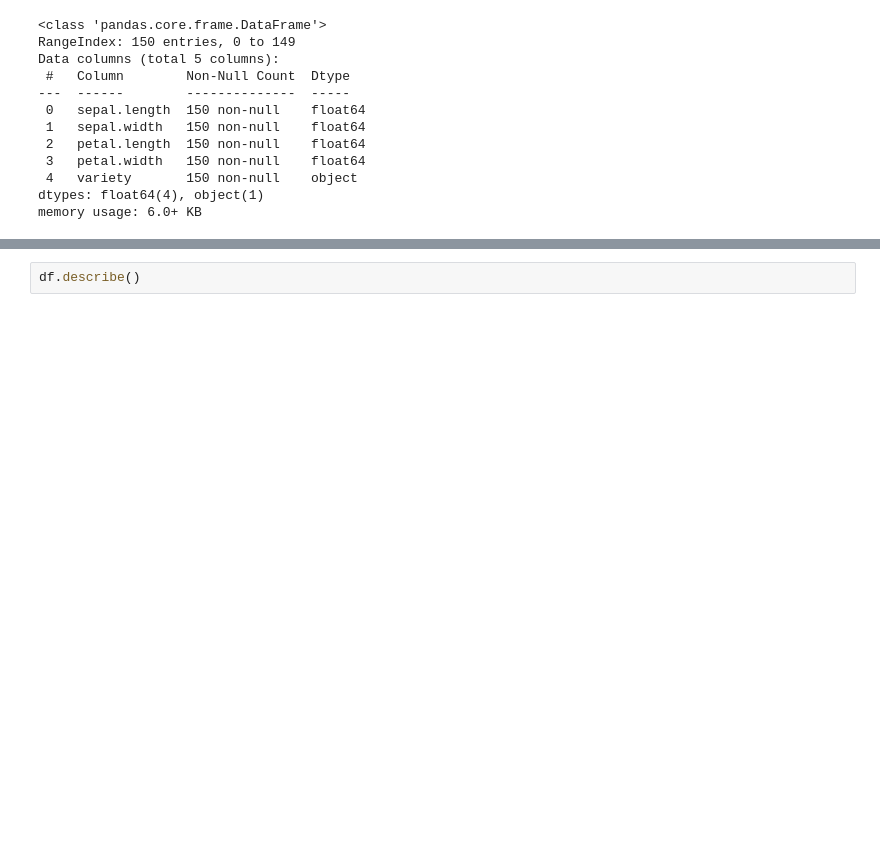
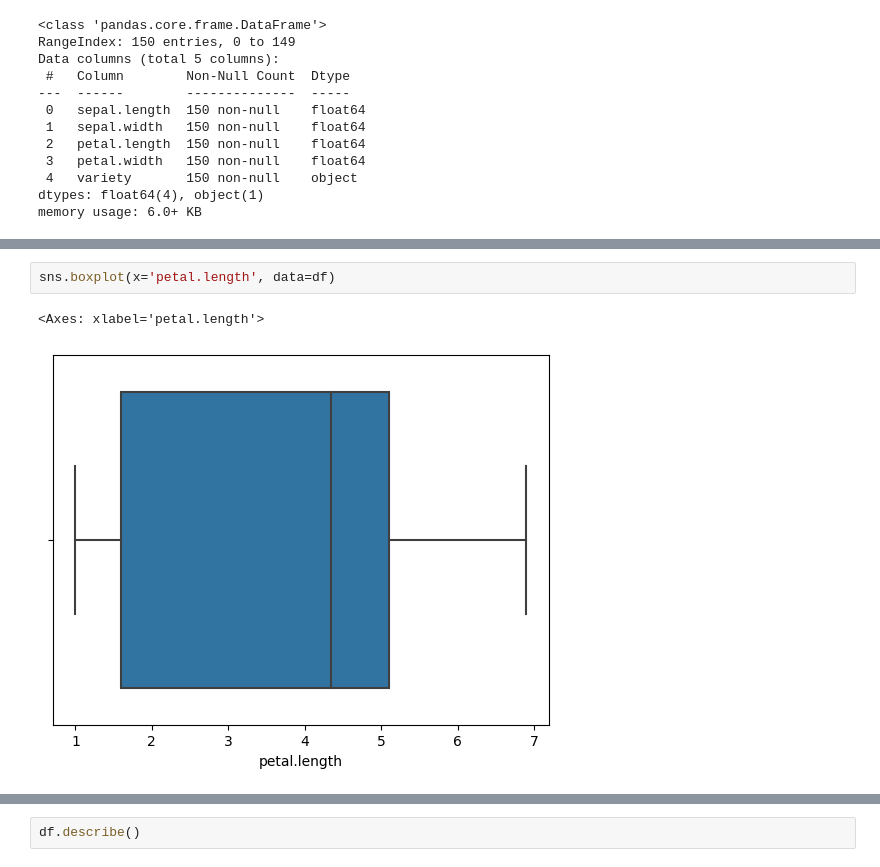
Before and after one commit to tushar-cero/LabPracticalsTE, a Jupyter notebook: DSBDAL/practical_exam_13-14.ipynb, the cells around one changed output, grey strips where cells are left out. Drawn from its saved outputs; the diff is of its cells as text; blank space fills up the shorter version.

```diff
--- a/DSBDAL/practical_exam_13-14.ipynb
+++ b/DSBDAL/practical_exam_13-14.ipynb
@@ -49,0 +64,5 @@ memory usage: 6.0+ KB
+# %%
+sns.boxplot(x='petal.length', data=df)
+# %% [output]
+<Axes: xlabel='petal.length'>
+[figure, added]
```
Also changed, not shown: parts of 34 cells of this notebook.
